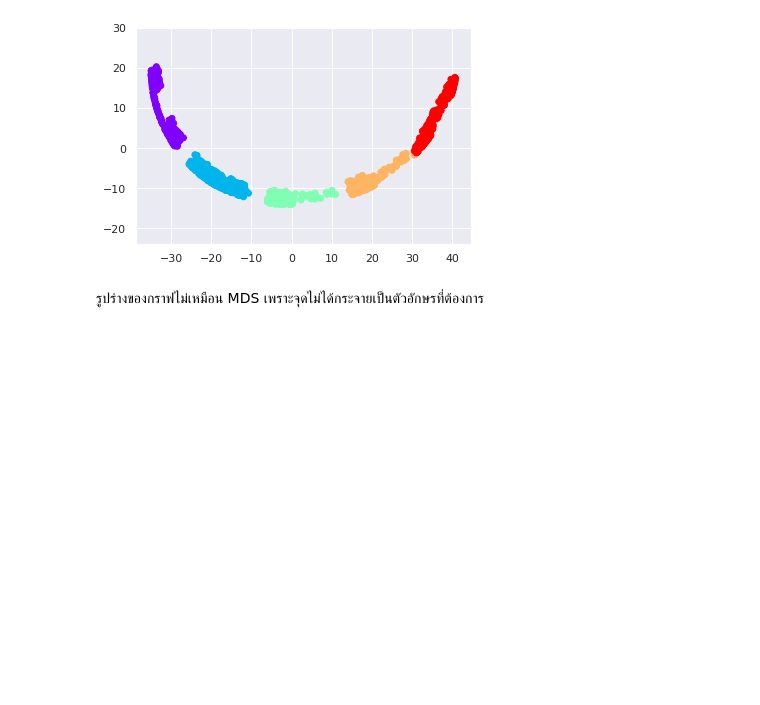
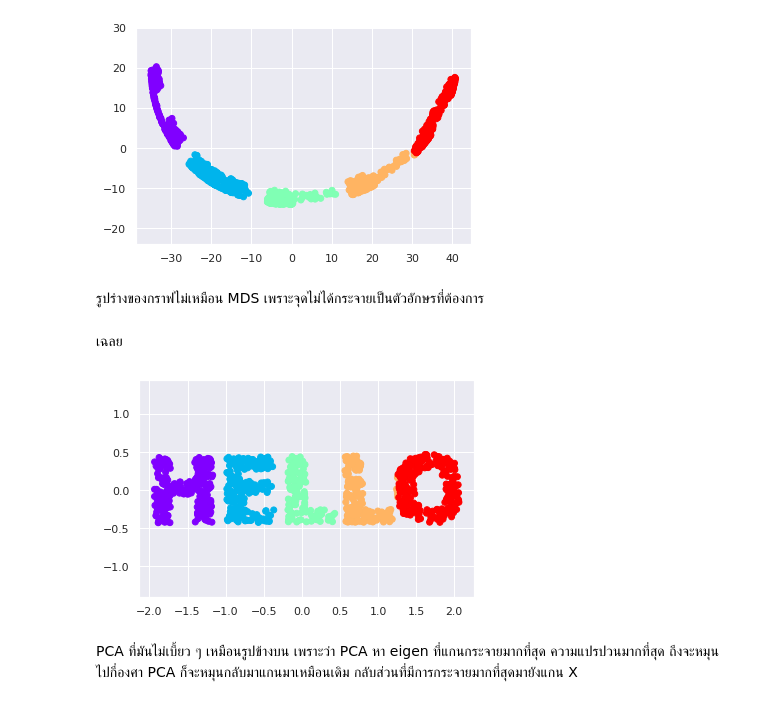
Before and after one commit to PhinyadaPhen/Multivariate, a Jupyter notebook: Chapter_4_MDS.ipynb, the cells around one changed output. Drawn from its saved outputs; the diff is of its cells as text; code cells hidden in the pictures; blank space fills up the shorter version.

```diff
--- a/Chapter_4_MDS.ipynb
+++ b/Chapter_4_MDS.ipynb
@@ -265,3 +295,15 @@ plt.axis('equal');
 [figure]
 # %% [markdown]
 รูปร่างของกราฟไม่เหมือน MDS เพราะจุดไม่ได้กระจายเป็นตัวอักษรที่ต้องการ
+# %% [markdown]
+เฉลย
+# %%
+model = PCA(n_components=2)
+out = model.fit_transform(X2)
+plt.scatter(out[:, 0], out[:, 1], **colorize)
+plt.axis('equal');
+# %% [output]
+[figure, added]
+# %% [markdown]
+PCA ที่มันไม่เบี้ยว ๆ เหมือนรูปข้างบน เพราะว่า PCA หา eigen ที่แกนกระจายมากที่สุด ความแปรปวนมากที่สุด ถึงจะหมุนไปกี่องศา
+PCA ก็จะหมุนกลับมาแกนมาเหมือนเดิม กลับส่วนที่มีการกระจายมากที่สุดมายังแกน X
```
Also changed, not shown: parts of 23 cells of this notebook.
